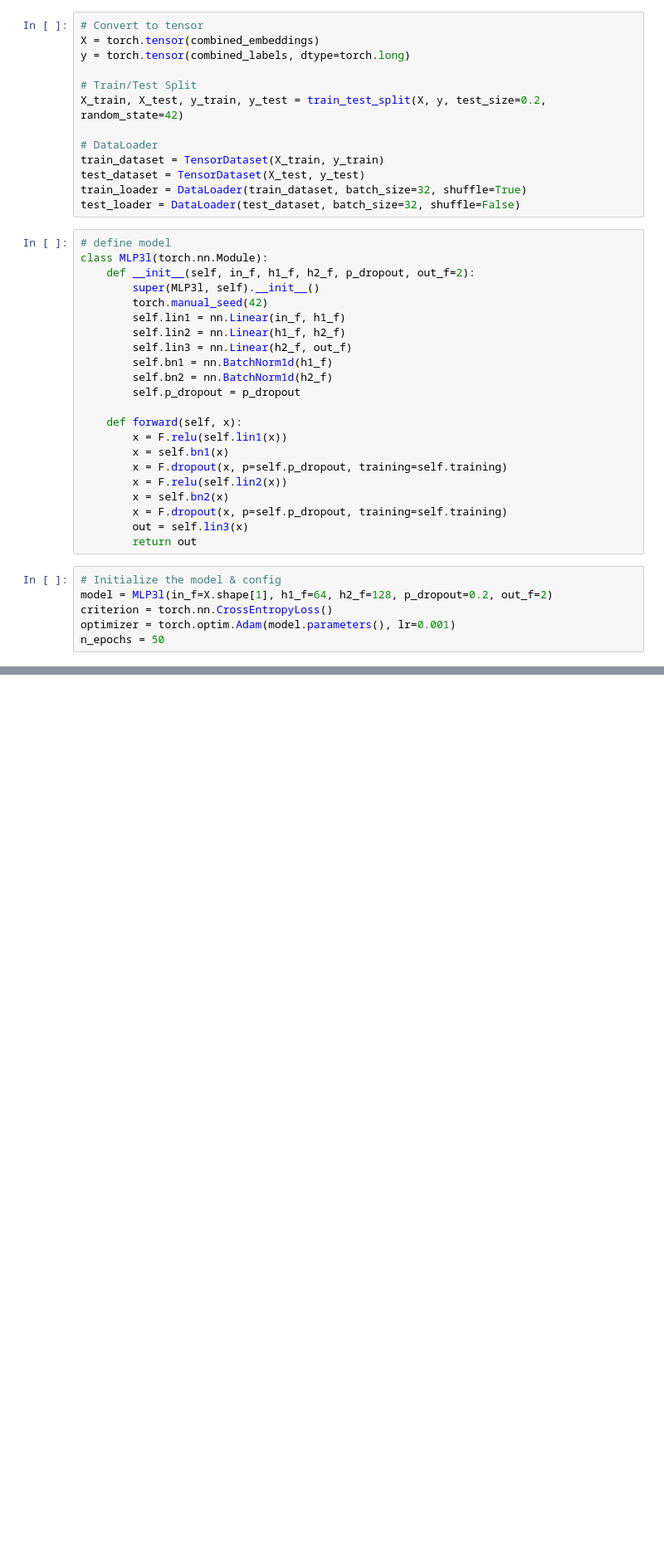
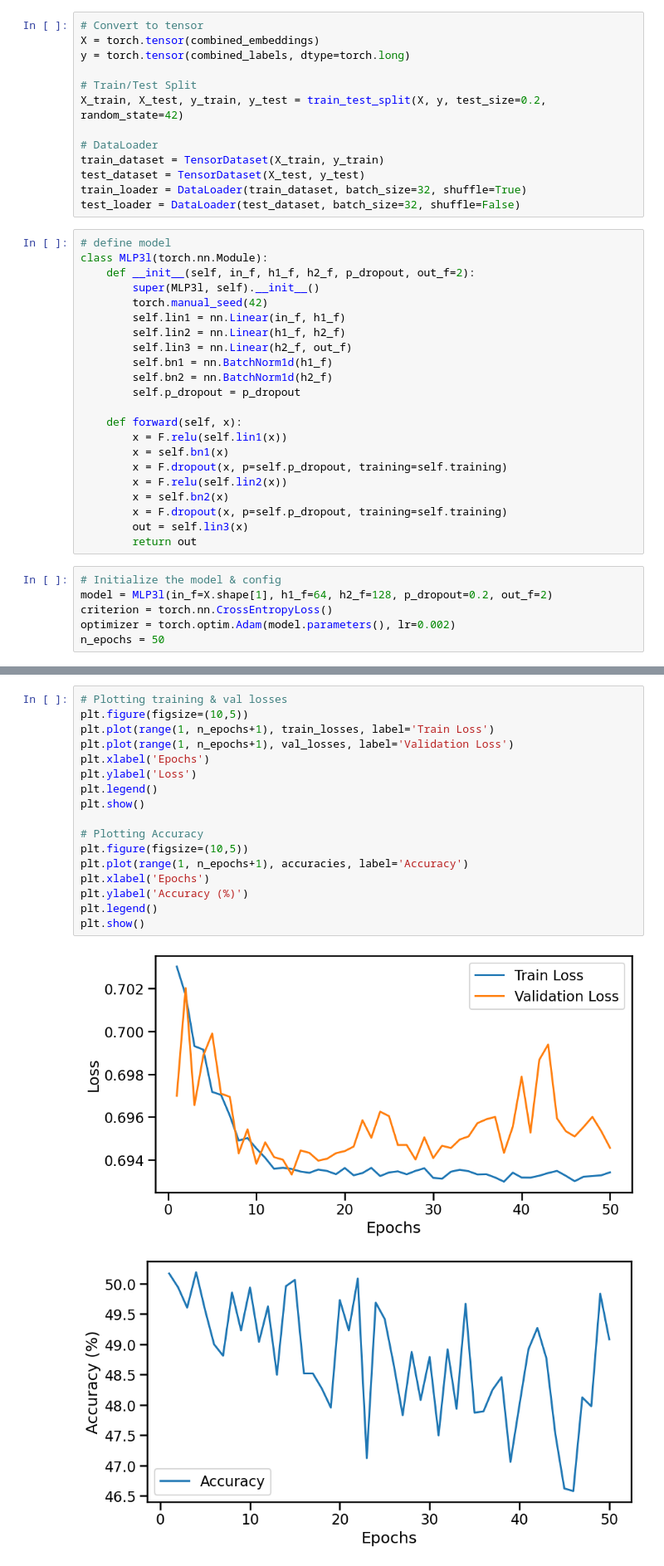
Before and after one commit to elisagdelope/scGPT_knockout_embeddings, a Jupyter notebook: scGPT_knockout_embeddings.ipynb, the cells around one changed output, grey strips where cells are left out. Shown at 83% size. Saved outputs shown, nothing was run; the diff lists cells and outputs as text; blank space fills up the shorter version.

```diff
--- a/scGPT_knockout_embeddings.ipynb
+++ b/scGPT_knockout_embeddings.ipynb
@@ -255,6 +318,6 @@ class MLP3l(torch.nn.Module):
 # Initialize the model & config
 model = MLP3l(in_f=X.shape[1], h1_f=64, h2_f=128, p_dropout=0.2, out_f=2)
 criterion = torch.nn.CrossEntropyLoss()
-optimizer = torch.optim.Adam(model.parameters(), lr=0.001)
+optimizer = torch.optim.Adam(model.parameters(), lr=0.002)
 n_epochs = 50
 # %%
@@ -297,0 +387,20 @@ Epoch 10, Loss: 0.0007552737952210009, Val Loss: 0.0002406477112562576, Accuracy
+# %%
+# Plotting training & val losses
+plt.figure(figsize=(10,5))
+plt.plot(range(1, n_epochs+1), train_losses, label='Train Loss')
+plt.plot(range(1, n_epochs+1), val_losses, label='Validation Loss')
+plt.xlabel('Epochs')
+plt.ylabel('Loss')
+plt.legend()
+plt.show()
+
+# Plotting Accuracy
+plt.figure(figsize=(10,5))
+plt.plot(range(1, n_epochs+1), accuracies, label='Accuracy')
+plt.xlabel('Epochs')
+plt.ylabel('Accuracy (%)')
+plt.legend()
+plt.show()
+# %% [output]
+[figure, added]
+[figure, added]
```
Also changed, not shown: parts of 32 cells of this notebook.
